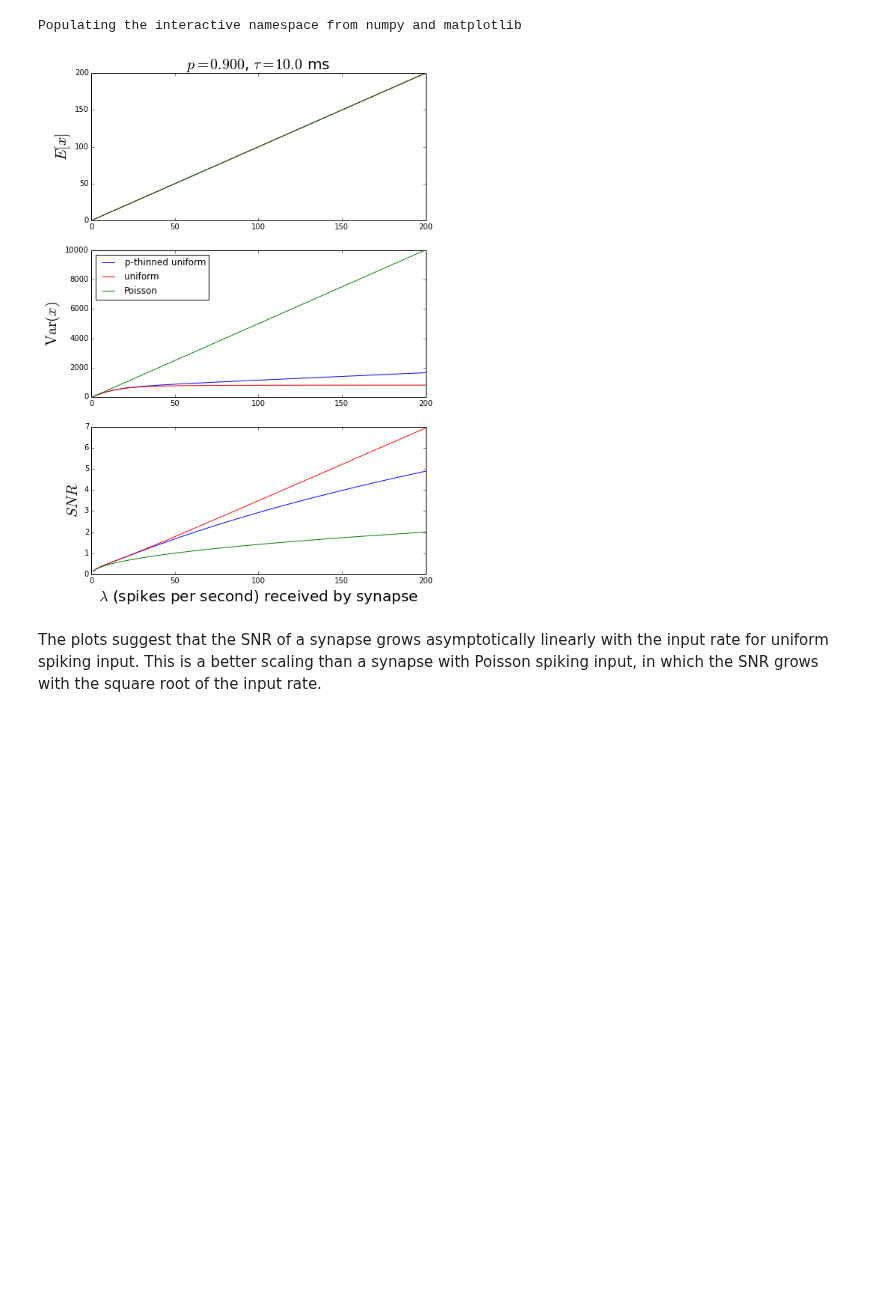
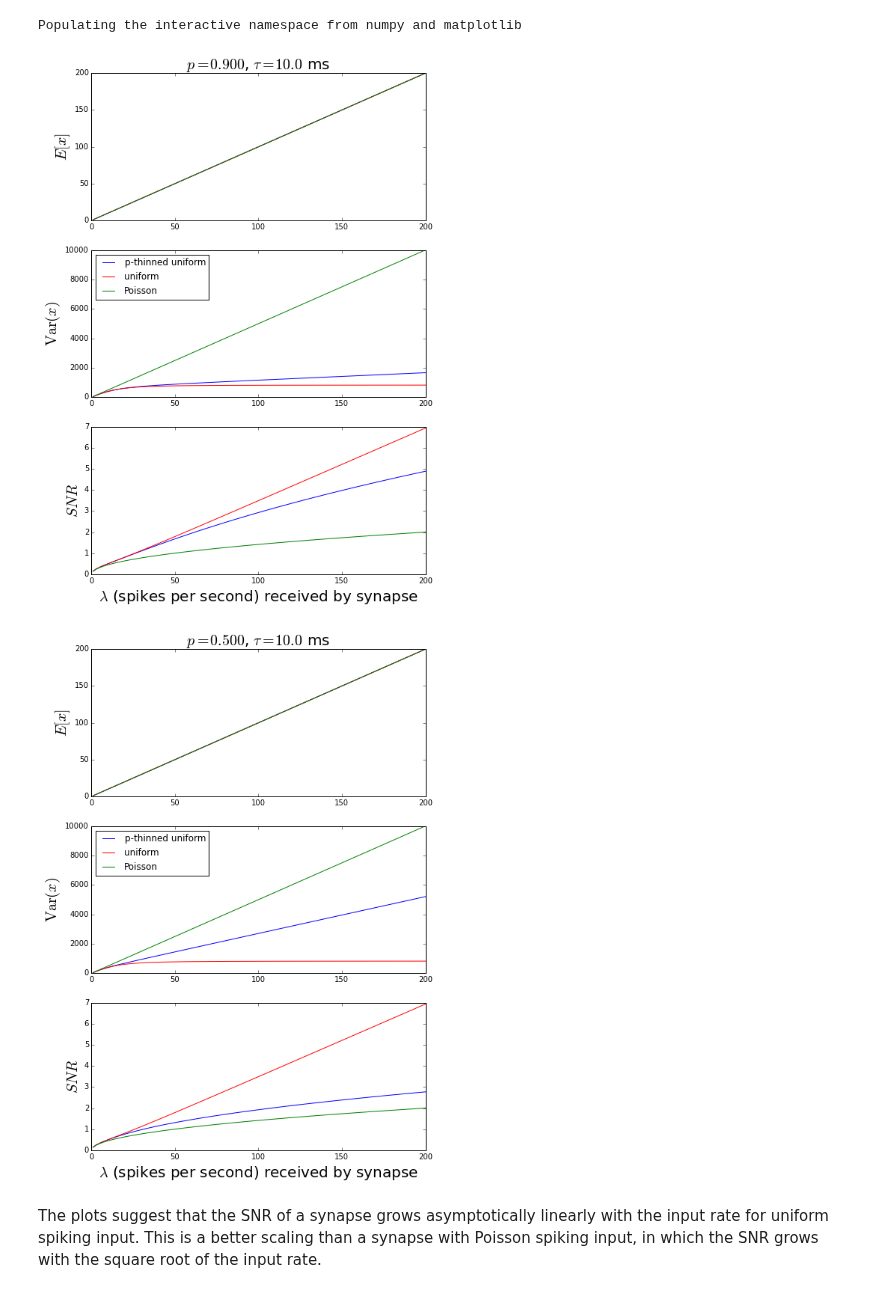
Before and after one commit to samfok/notebooks, a Jupyter notebook: synapse/synapse_SNR_uniform_pthinned.ipynb, the cells around one changed output. Cells and saved outputs as stored; diff of their text form; code cells hidden in the pictures; blank space fills up the shorter version.

```diff
--- a/synapse/synapse_SNR_uniform_pthinned.ipynb
+++ b/synapse/synapse_SNR_uniform_pthinned.ipynb
@@ -197,43 +197,46 @@ def spike_value(t, tau):
 def get_snr(mu, var):
     return mu/np.sqrt(var)
 # %%
-tau = .01
-p = .9
+def plot_theory(p, tau, lam):
+    lam_p = lam/p
+    e_x = th_mean(lam_p, p)
+    var_x = th_var(lam_p, p, tau)
+    snr_x = th_snr(lam_p, p, tau)
+
+    e_x_u = th_mean_u(lam)
+    var_x_u = th_var_u(lam, tau)
+    snr_x_u = th_snr_u(lam, tau)
+
+    e_x_p = th_mean_p(lam)
+    var_x_p = th_var_p(lam, tau)
+    snr_x_p = th_snr_p(lam, tau)
+
+    fig = figure(figsize=(8,12))
+    subplot(311)
+    plot(lam, e_x, 'b')
+    plot(lam, e_x_u, 'r')
+    plot(lam, e_x_p, 'g')
+    ylabel(r'$E[x]$', fontsize=20)
+    title(r'$p=%.3f$, $\tau=%.1f$ ms' % (p, tau*1000.), fontsize=20)
+    subplot(312)
+    plot(lam, var_x, 'b', label='p-thinned uniform')
+    plot(lam, var_x_u, 'r', label='uniform')
+    plot(lam, var_x_p, 'g', label='Poisson')
+    legend(loc='upper left')
+    ylabel(r'$\operatorname{Var}(x)$', fontsize=20)
+    subplot(313)
+    plot(lam, snr_x, 'b')
+    plot(lam, snr_x_u, 'r')
+    plot(lam, snr_x_p, 'g')
+    ylabel(r'$SNR$', fontsize=20)
+    xlabel(r'$\lambda$ (spikes per second) received by synapse', fontsize=20);
+
 lam = np.linspace(1,200,100)
-lam_p = np.linspace(1,200,100)/p
-e_x = th_mean(lam_p, p)
-var_x = th_var(lam_p, p, tau)
-snr_x = th_snr(lam_p, p, tau)
-
-e_x_u = th_mean_u(lam)
-var_x_u = th_var_u(lam, tau)
-snr_x_u = th_snr_u(lam, tau)
-
-e_x_p = th_mean_p(lam)
-var_x_p = th_var_p(lam, tau)
-snr_x_p = th_snr_p(lam, tau)
-
-fig = figure(figsize=(8,12))
-subplot(311)
-plot(lam, e_x, 'b')
-plot(lam, e_x_u, 'r')
-plot(lam, e_x_p, 'g')
-ylabel(r'$E[x]$', fontsize=20)
-title(r'$p=%.3f$, $\tau=%.1f$ ms' % (p, tau*1000.), fontsize=20)
-subplot(312)
-plot(lam, var_x, 'b', label='p-thinned uniform')
-plot(lam, var_x_u, 'r', label='uniform')
-plot(lam, var_x_p, 'g', label='Poisson')
-legend(loc='upper left')
-ylabel(r'$\operatorname{Var}(x)$', fontsize=20)
-subplot(313)
-plot(lam, snr_x, 'b')
-plot(lam, snr_x_u, 'r')
-plot(lam, snr_x_p, 'g')
-ylabel(r'$SNR$', fontsize=20)
-xlabel(r'$\lambda$ (spikes per second) received by synapse', fontsize=20);
+plot_theory(.9, .01, lam)
+plot_theory(.5, .01, lam)
 # %% [output]
 [figure]
+[figure, added]
 # %% [markdown]
 The plots suggest that the SNR of a synapse grows asymptotically linearly with the input rate for uniform spiking input. This is a better scaling than a synapse with Poisson spiking input, in which the SNR grows with the square root of the input rate.
 # %% [markdown]
```
Also changed, not shown: parts of 2 cells of this notebook.
